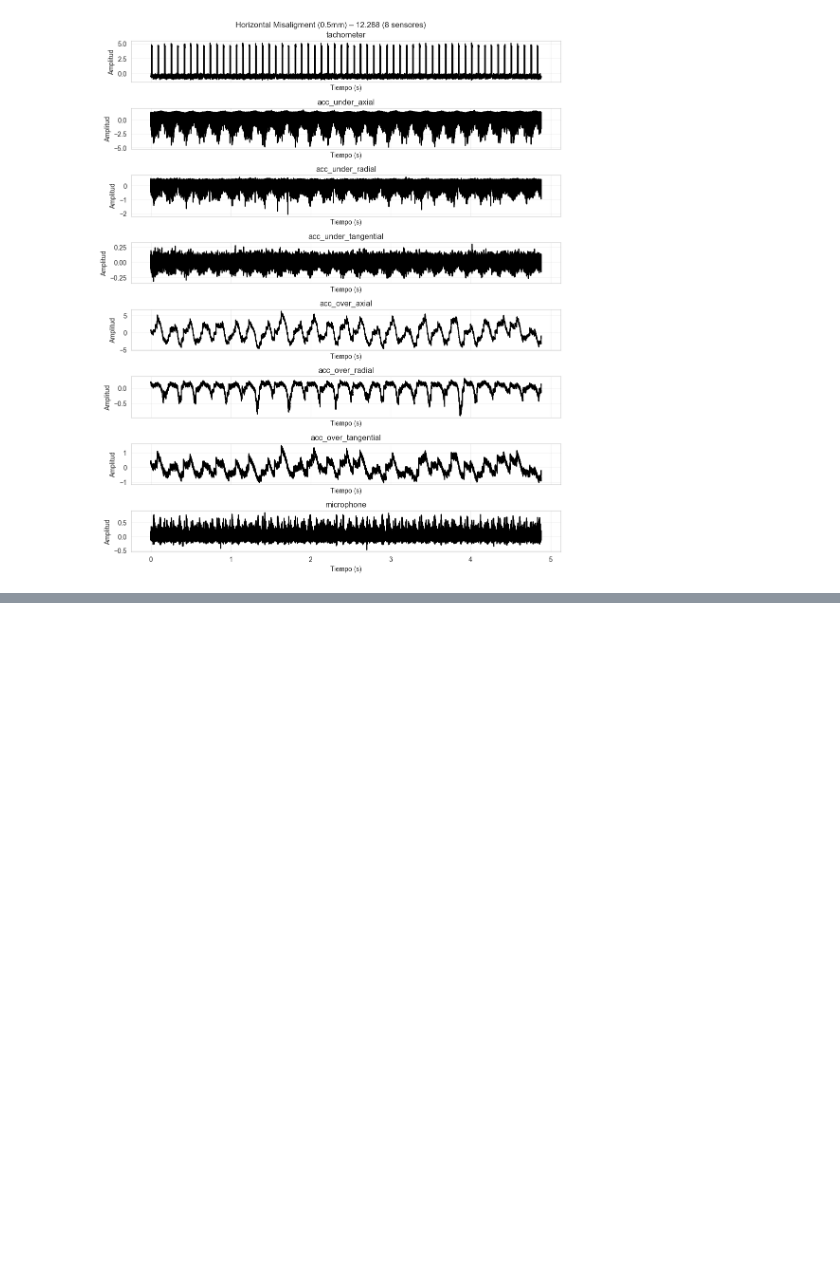
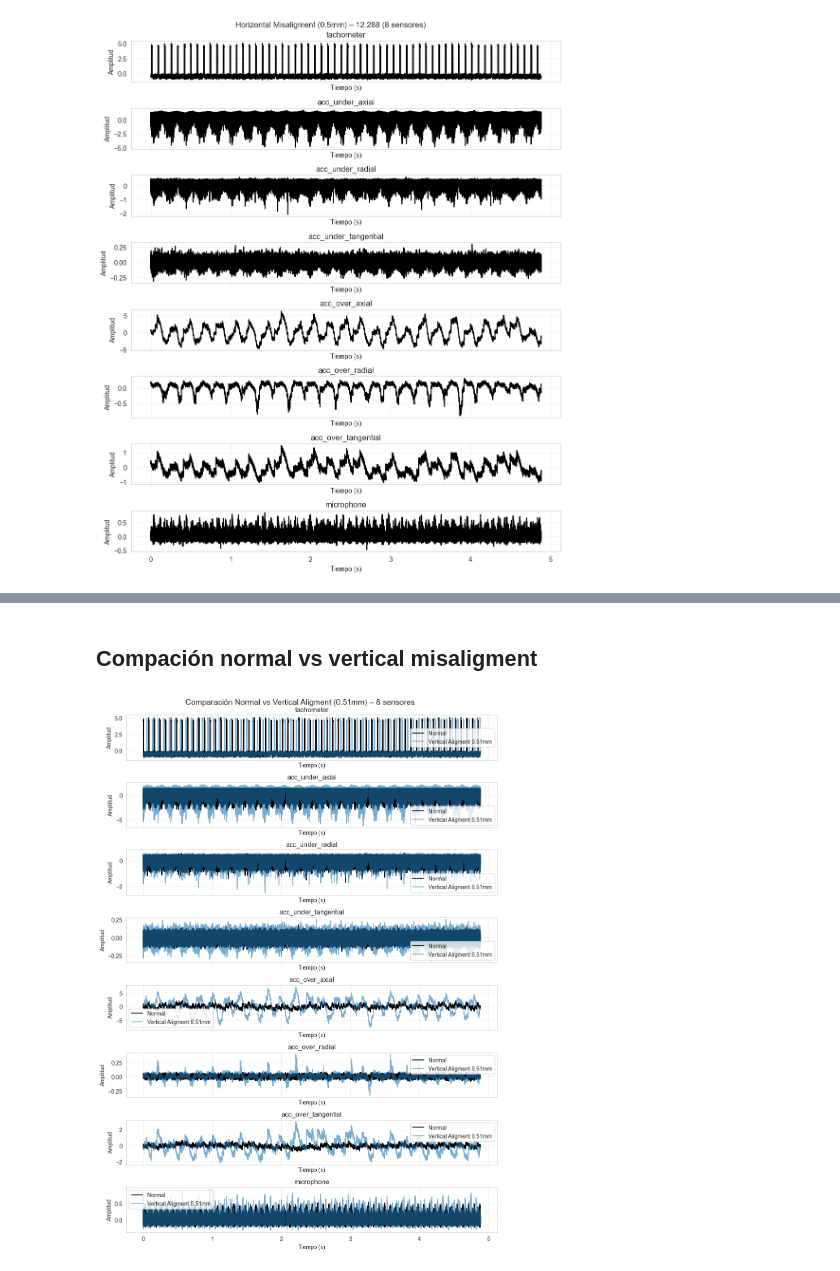
Before and after one commit to palvcam/grupo1reto2, a Jupyter notebook: caracterizacion_senales.ipynb, the cells around one changed output, grey strips where cells are left out. Saved outputs shown, nothing was run; the diff lists cells and outputs as text; code cells hidden in the pictures; blank space fills up the shorter version.

```diff
--- a/caracterizacion_senales.ipynb
+++ b/caracterizacion_senales.ipynb
@@ -166,0 +212,36 @@ plt.show()
+# %% [markdown]
+## Compación normal vs vertical misaligment
+# %%
+fig, axes = plt.subplots(
+    nrows=len(sensor_names),
+    ncols=1,
+    sharex=True,
+    figsize=(10, 14)
+)
+
+for ax, sensor in zip(axes, sensor_names):
+
+    # Señal NORMAL (base del plot)
+    run_sequence_plot(
+        temporal,
+        normal_12288[sensor],
+        title=sensor,
+        xlabel="Tiempo (s)",
+        ylabel="Amplitud",
+        ax=ax
+    )
+
+    # Señal superpuesta
+    ax.plot(
+        temporal,
+        ver_misalig_051[sensor],
+        alpha=0.6
+    )
+
+    ax.legend(["Normal", "Vertical Aligment 0.51mm"])
+
+fig.suptitle("Comparación Normal vs Vertical Aligment (0.51mm) – 8 sensores", fontsize=14)
+plt.tight_layout()
+plt.show()
+# %% [output]
+[figure, added]
```
Also changed, not shown: parts of 24 cells of this notebook.
